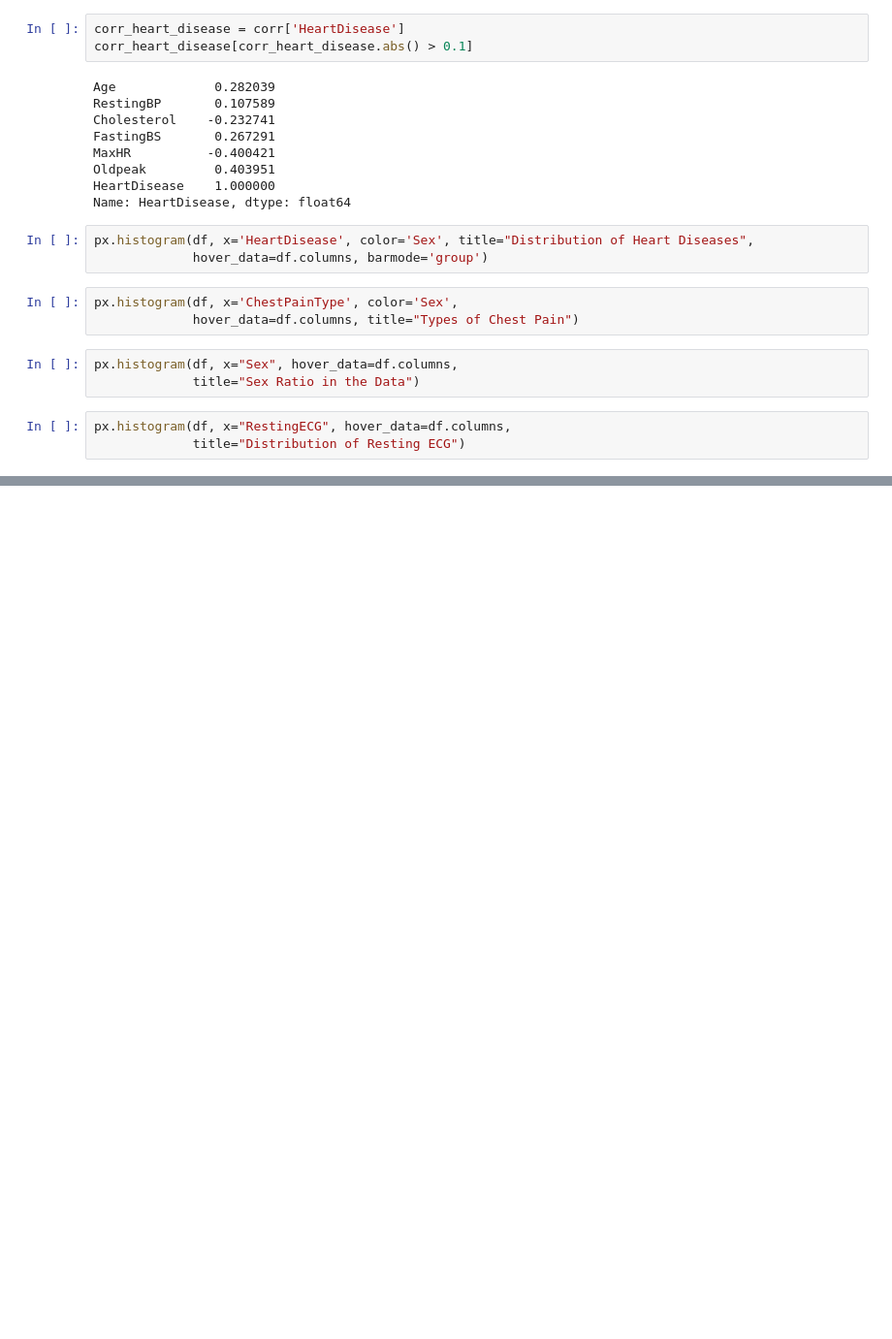
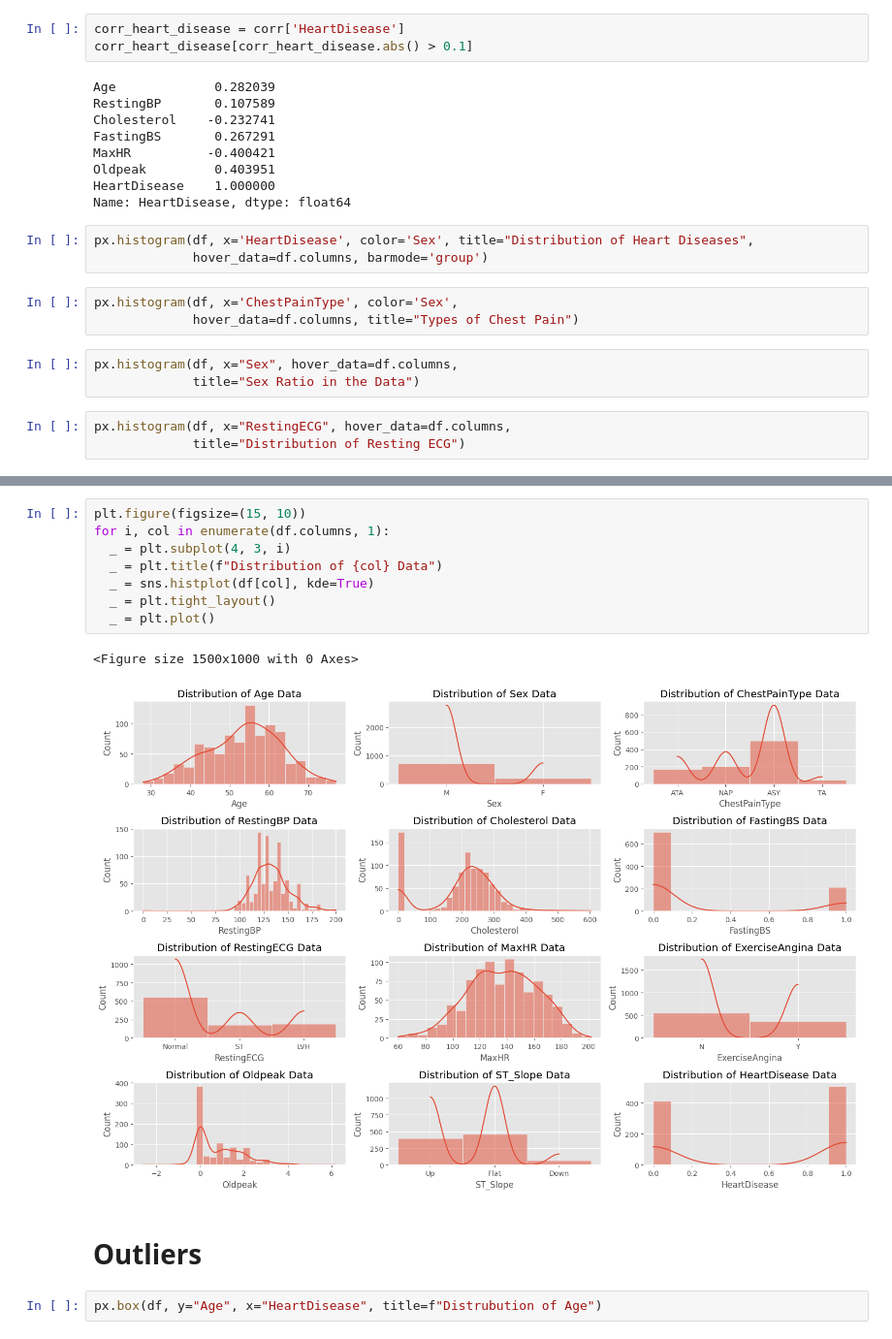
Before and after one commit to k26rahul/ML-Projects-March-2024, a Jupyter notebook: heart-failure-prediction/heart-failure-prediction.ipynb, the cells around one changed output, grey strips where cells are left out. Shown at 97% size. Saved outputs shown, nothing was run; the diff lists cells and outputs as text; blank space fills up the shorter version.

```diff
--- a/heart-failure-prediction/heart-failure-prediction.ipynb
+++ b/heart-failure-prediction/heart-failure-prediction.ipynb
@@ -185 +185,16 @@ _ = plt.plot()
 [figure]
+# %%
+plt.figure(figsize=(15, 10))
+for i, col in enumerate(df.columns, 1):
+  _ = plt.subplot(4, 3, i)
+  _ = plt.title(f"Distribution of {col} Data")
+  _ = sns.histplot(df[col], kde=True)
+  _ = plt.tight_layout()
+  _ = plt.plot()
+# %% [output]
+<Figure size 1500x1000 with 0 Axes>
+[figure, added]
+# %% [markdown]
+# Outliers
+# %%
+px.box(df, y="Age", x="HeartDisease", title=f"Distrubution of Age")
```
Also changed, not shown: parts of 26 cells of this notebook.
